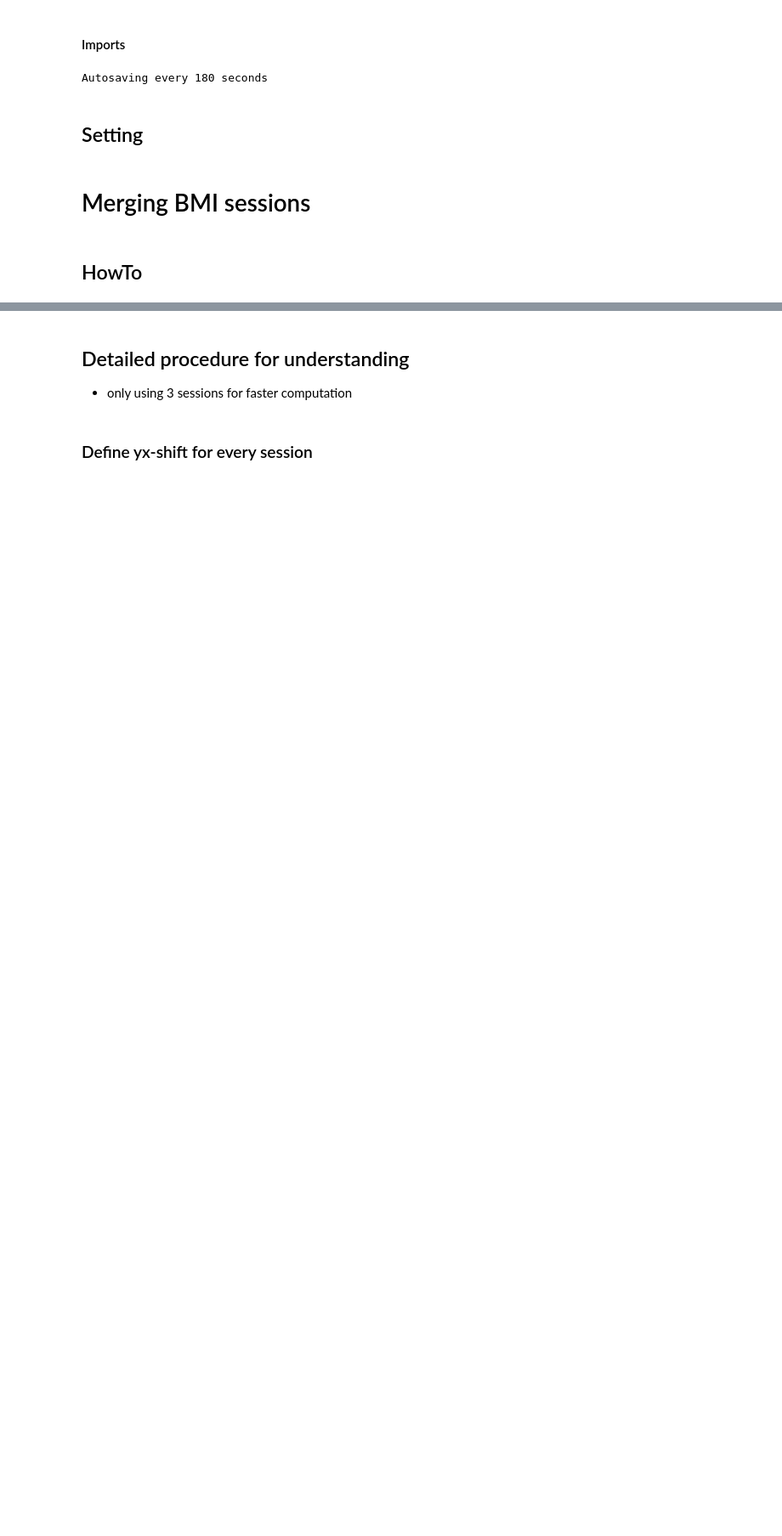
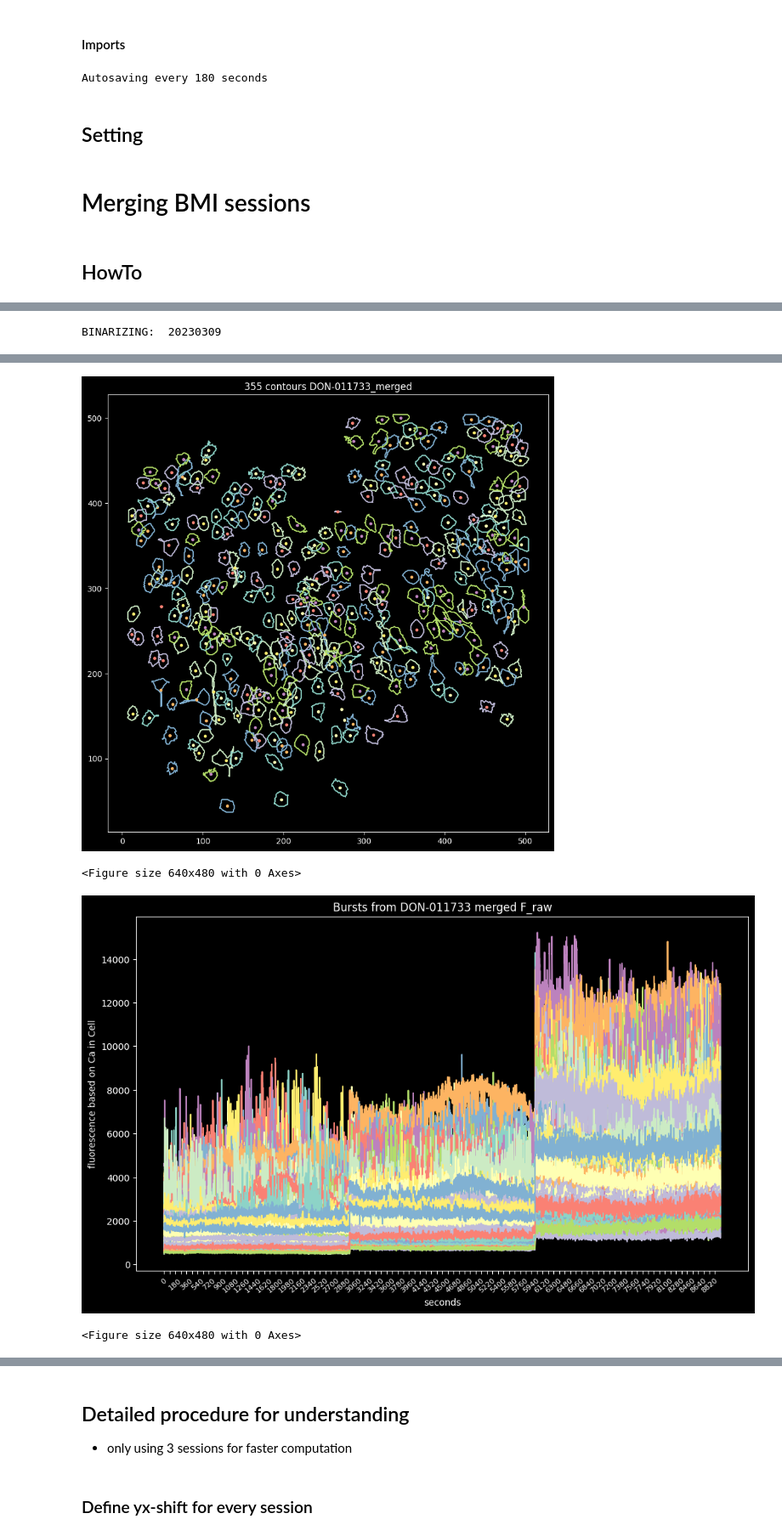
Before and after one commit to Ch3fUlrich/AnimalClass, a Jupyter notebook: Tools/Multi_session_alignment.ipynb, the cells around one changed output, grey strips where cells are left out. Shown at 85% size. Cells and saved outputs as stored; diff of their text form; code cells hidden in the pictures; blank space fills up the shorter version.

Commit message:
finished Multi_session_alignment

```diff
--- a/Tools/Multi_session_alignment.ipynb
+++ b/Tools/Multi_session_alignment.ipynb
@@ -45,7 +51,6 @@ learning_mode = True
 # %%
 # How it should be used (compact format)
 # Load wanted animal data from root directory
-learning_mode = False
 if not learning_mode:
     root_dir = "D:\\Animals"
     Animal.root_dir = "D:\\Animals"
@@ -53,6 +58,8 @@ if not learning_mode:
     #lastday_20230309
     wanted_animal_ids = ["DON-011733"] #["all"]
     wanted_session_ids = ["day0", "20230303", "20230309"] #["all"]
+    #wanted_animal_ids = ["all"]
+    #wanted_session_ids = ["all"]
     animals = load_all(root_dir, wanted_animal_ids=wanted_animal_ids, restore=True,
                        wanted_session_ids=wanted_session_ids, print_loading=True)
     for animal_id, animal in animals.items():
@@ -103,0 +115 @@ Masks created, 0.98 sec.
+BINARIZING:  20230309
@@ -103,0 +131,4 @@ Masks created, 0.98 sec.
+[figure, added]
+<Figure size 640x480 with 0 Axes>
+[figure, added]
+<Figure size 640x480 with 0 Axes>
```
Also changed, not shown: parts of 12 cells of this notebook, 1 other file.
